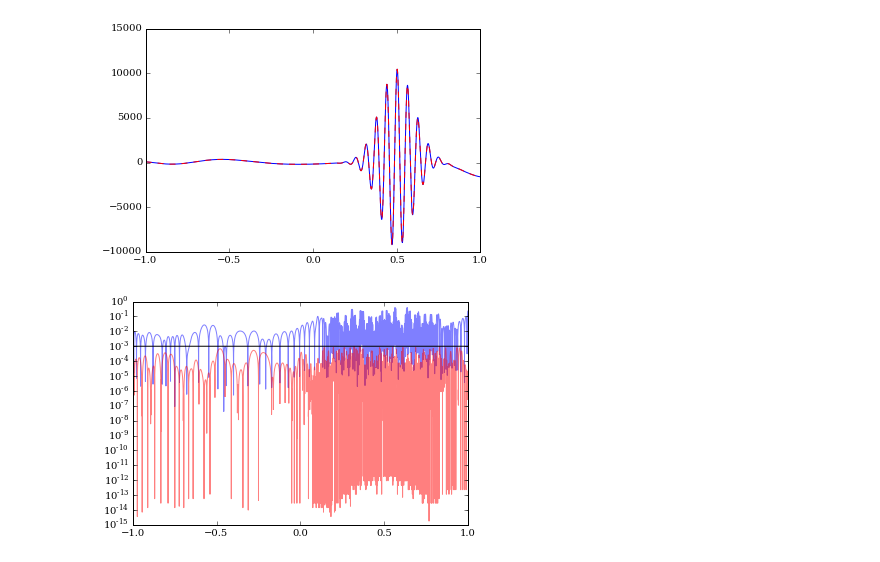
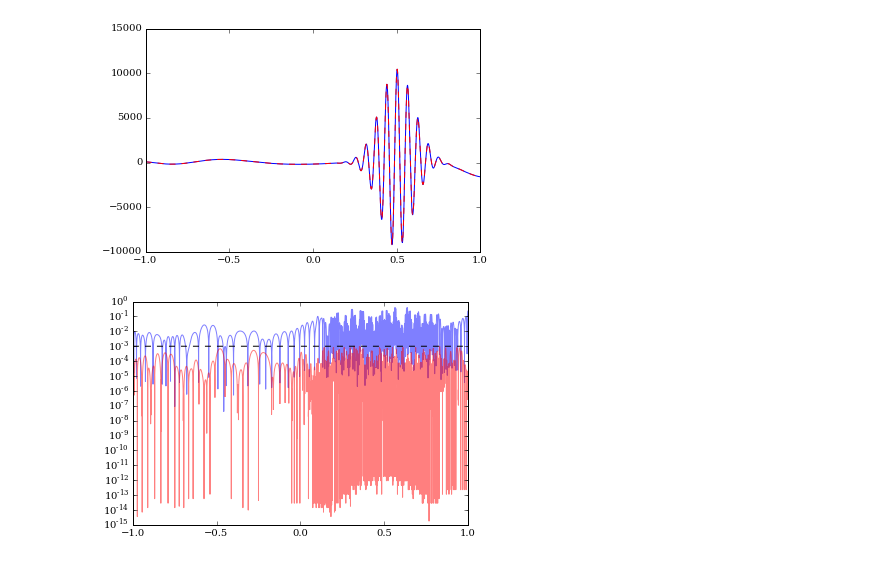
Before and after one commit to crgalley/romspline, a Jupyter notebook: romSpline_example.ipynb, the cells around one changed output. Drawn from its saved outputs; the diff is of its cells as text; code cells hidden in the pictures.

```diff
--- a/romSpline_example.ipynb
+++ b/romSpline_example.ipynb
@@ -164,8 +164,11 @@ plt.plot(x, dspline(x), 'r--');
 # %%
 #...but building the reduced-order spline from the analytic derivative
 # is more accurate than computing the derivative of the reduced-order spline
-plt.semilogy(x, np.abs(spline(x, dx=1)-dfdx(x)), 'b-', alpha=0.5);
-plt.semilogy(x, np.abs(dspline(x)-dfdx(x)), 'r-', alpha=0.5);
-plt.semilogy(x, dspline._tol*np.ones(x.size), 'k-');
+y = f(x)
+y1 = dfdx(x)  # Compute derivative analytically
+
+plt.semilogy(x, np.abs(spline(x, dx=1)-y1), 'b-', alpha=0.5);
+plt.semilogy(x, np.abs(dspline(x)-y1), 'r-', alpha=0.5);
+plt.semilogy(x, dspline.tol*np.ones(x.size), 'k--');
 # %% [output]
-[figure, old version]
+[figure, new version]
```
Also changed, not shown: parts of 4 cells of this notebook.
